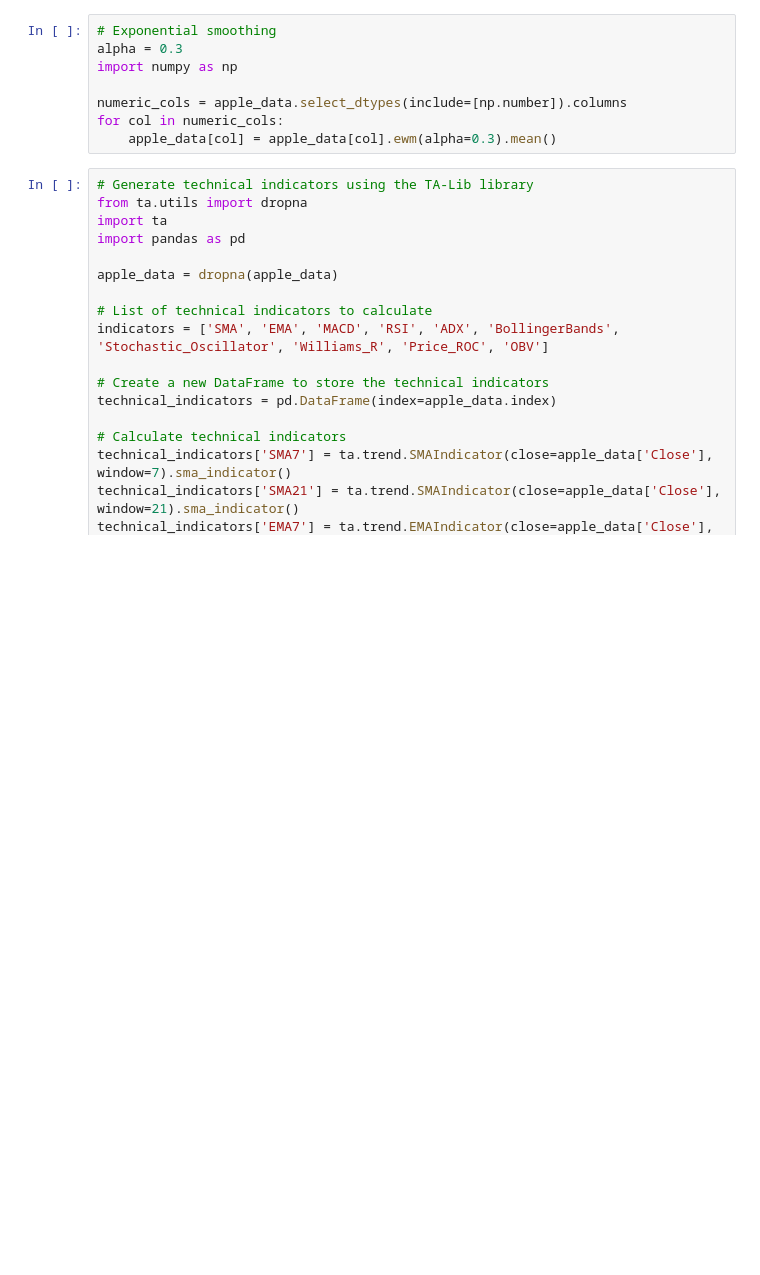
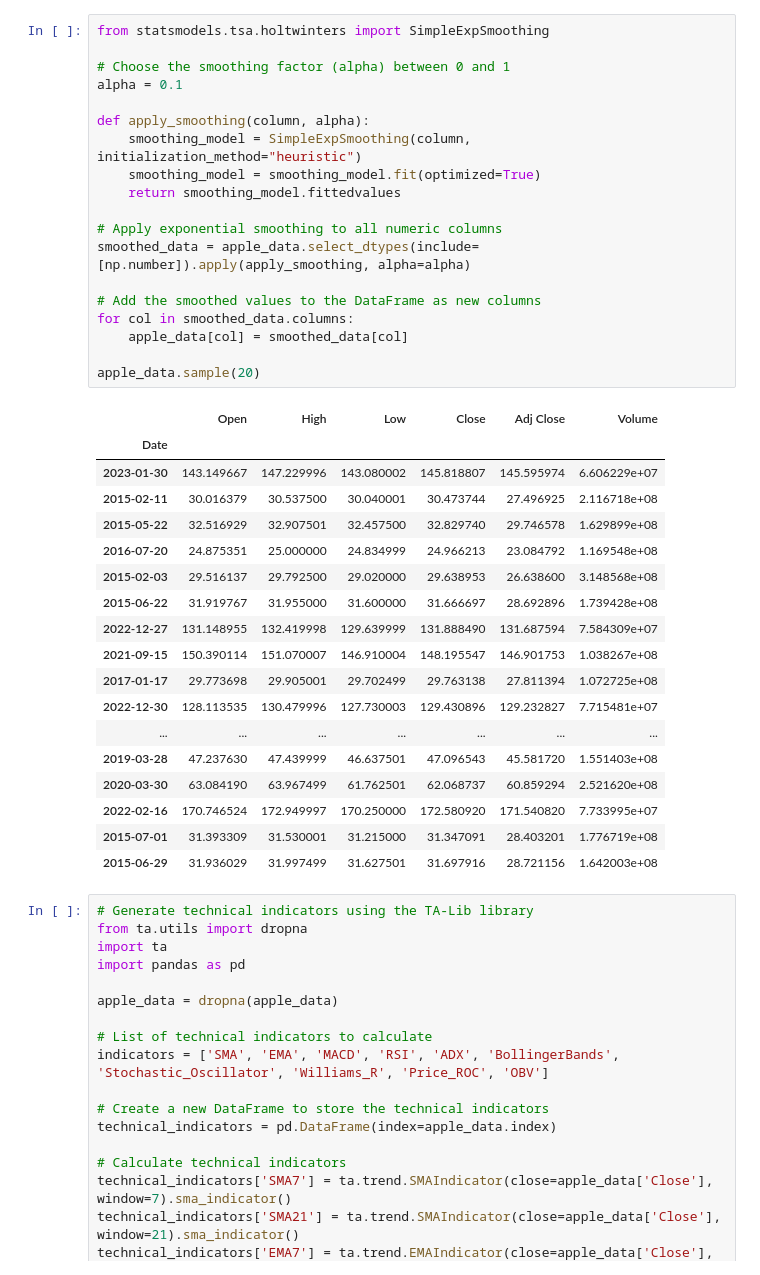
Before and after one commit to Matin-M/StatAnalysis-Predictor, a Jupyter notebook: tech_data_labeling.ipynb, the cells around one changed output. Cells and saved outputs as stored; diff of their text form; blank space fills up the shorter version.

```diff
--- a/tech_data_labeling.ipynb
+++ b/tech_data_labeling.ipynb
@@ -45,11 +46,41 @@ apple_data.head()
-# %%
-# Exponential smoothing
-alpha = 0.3
-import numpy as np
-
-numeric_cols = apple_data.select_dtypes(include=[np.number]).columns
-for col in numeric_cols:
-    apple_data[col] = apple_data[col].ewm(alpha=0.3).mean()
+# %%
+from statsmodels.tsa.holtwinters import SimpleExpSmoothing
+
+# Choose the smoothing factor (alpha) between 0 and 1
+alpha = 0.1
+
+def apply_smoothing(column, alpha):
+    smoothing_model = SimpleExpSmoothing(column, initialization_method="heuristic")
+    smoothing_model = smoothing_model.fit(optimized=True)
+    return smoothing_model.fittedvalues
+
+# Apply exponential smoothing to all numeric columns
+smoothed_data = apple_data.select_dtypes(include=[np.number]).apply(apply_smoothing, alpha=alpha)
+
+# Add the smoothed values to the DataFrame as new columns
+for col in smoothed_data.columns:
+    apple_data[col] = smoothed_data[col]
+
+apple_data.sample(20)
+# %% [output]
+|  | Open | High | Low | Close | Adj Close | Volume |
+| Date |  |  |  |  |  |  |
+| 2023-01-30 | 143.149667 | 147.229996 | 143.080002 | 145.818807 | 145.595974 | 6.606229e+07 |
+| 2015-02-11 | 30.016379 | 30.537500 | 30.040001 | 30.473744 | 27.496925 | 2.116718e+08 |
+| 2015-05-22 | 32.516929 | 32.907501 | 32.457500 | 32.829740 | 29.746578 | 1.629899e+08 |
+| 2016-07-20 | 24.875351 | 25.000000 | 24.834999 | 24.966213 | 23.084792 | 1.169548e+08 |
+| 2015-02-03 | 29.516137 | 29.792500 | 29.020000 | 29.638953 | 26.638600 | 3.148568e+08 |
+| 2015-06-22 | 31.919767 | 31.955000 | 31.600000 | 31.666697 | 28.692896 | 1.739428e+08 |
+| 2022-12-27 | 131.148955 | 132.419998 | 129.639999 | 131.888490 | 131.687594 | 7.584309e+07 |
+| 2021-09-15 | 150.390114 | 151.070007 | 146.910004 | 148.195547 | 146.901753 | 1.038267e+08 |
+| 2017-01-17 | 29.773698 | 29.905001 | 29.702499 | 29.763138 | 27.811394 | 1.072725e+08 |
+| 2022-12-30 | 128.113535 | 130.479996 | 127.730003 | 129.430896 | 129.232827 | 7.715481e+07 |
+| ... | ... | ... | ... | ... | ... | ... |
+| 2019-03-28 | 47.237630 | 47.439999 | 46.637501 | 47.096543 | 45.581720 | 1.551403e+08 |
+| 2020-03-30 | 63.084190 | 63.967499 | 61.762501 | 62.068737 | 60.859294 | 2.521620e+08 |
+| 2022-02-16 | 170.746524 | 172.949997 | 170.250000 | 172.580920 | 171.540820 | 7.733995e+07 |
+| 2015-07-01 | 31.393309 | 31.530001 | 31.215000 | 31.347091 | 28.403201 | 1.776719e+08 |
+| 2015-06-29 | 31.936029 | 31.997499 | 31.627501 | 31.697916 | 28.721156 | 1.642003e+08 |
 # %%
 # Generate technical indicators using the TA-Lib library
 from ta.utils import dropna
```
Also changed, not shown: parts of 6 cells of this notebook, 2 other files.
